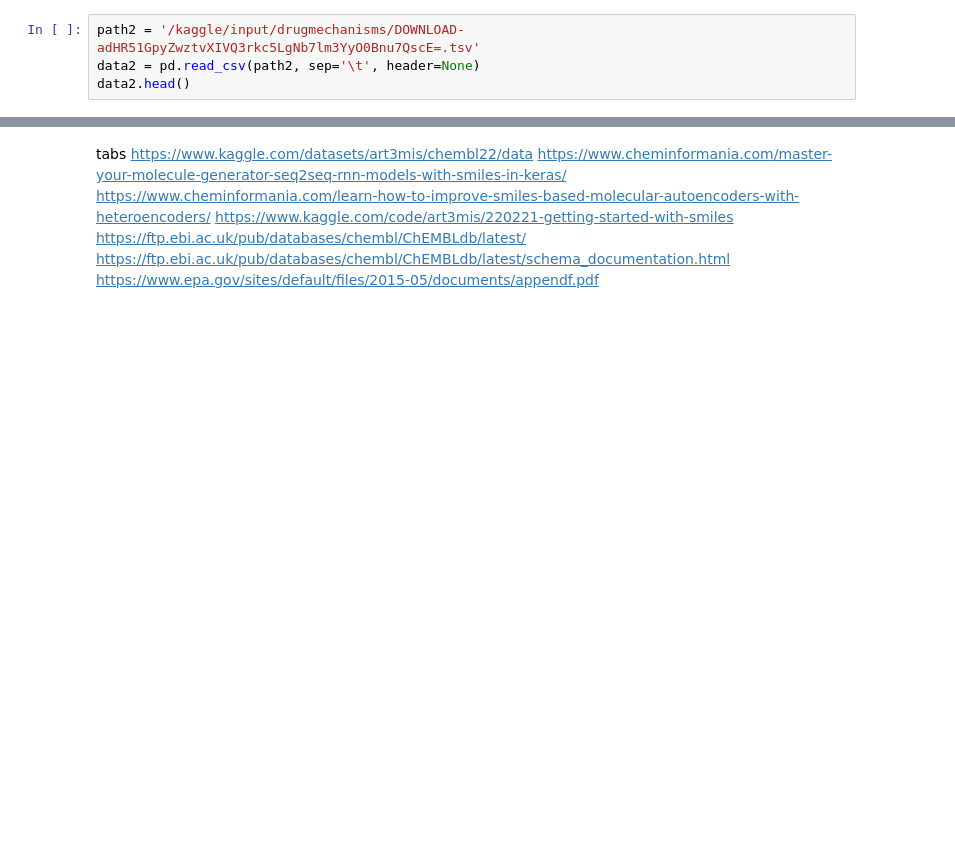
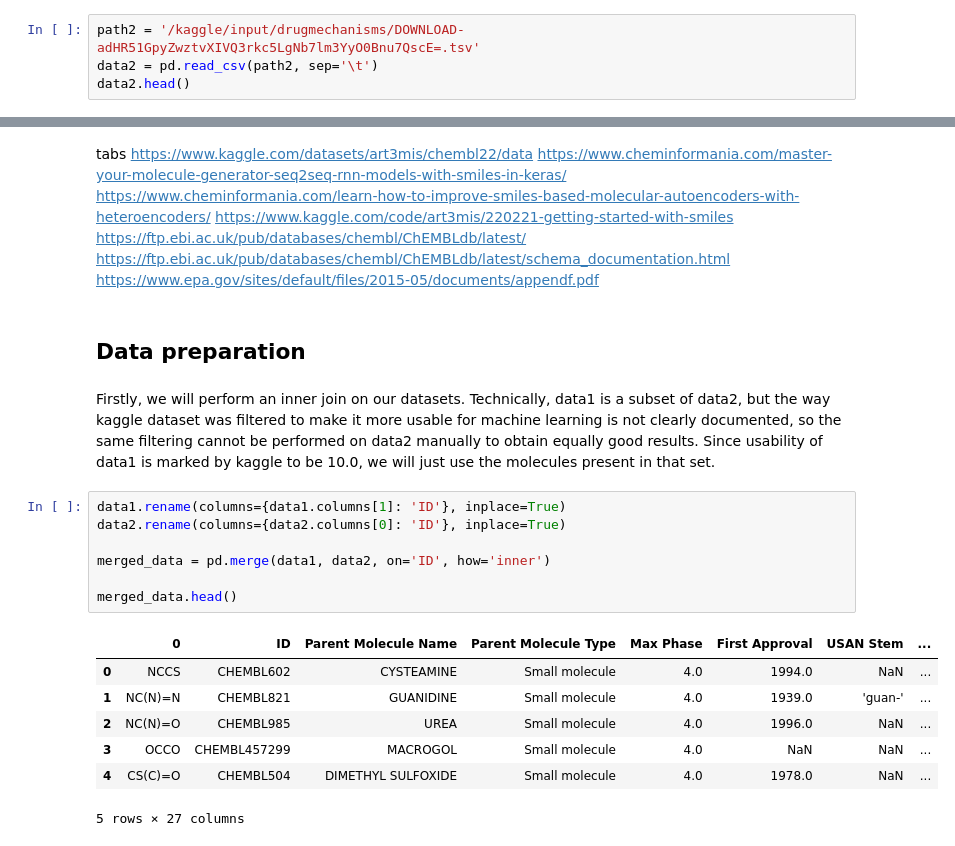
Before and after one commit to turquoise-comb/ml-project, a Jupyter notebook: notebook.ipynb, the cells around one changed output, grey strips where cells are left out. Saved outputs shown, nothing was run; the diff lists cells and outputs as text; blank space fills up the shorter version.

Commit message:
figured out datasets join

```diff
--- a/notebook.ipynb
+++ b/notebook.ipynb
@@ -92,6 +92,6 @@ chembl_34.
 Since second column from the first dataset corresponds to ChEMBL molecule ID, we will find file from the database that contains both id and medical usage of a molecule.
 # %%
 path2 = '/kaggle/input/drugmechanisms/DOWNLOAD-adHR51GpyZwztvXIVQ3rkc5LgNb7lm3YyO0Bnu7QscE=.tsv'
-data2 = pd.read_csv(path2, sep='\t', header=None)
+data2 = pd.read_csv(path2, sep='\t')
 data2.head()
 # %% [output]
@@ -111,3 +111,22 @@ https://www.kaggle.com/code/art3mis/220221-getting-started-with-smiles
 https://ftp.ebi.ac.uk/pub/databases/chembl/ChEMBLdb/latest/
 https://ftp.ebi.ac.uk/pub/databases/chembl/ChEMBLdb/latest/schema_documentation.html
 https://www.epa.gov/sites/default/files/2015-05/documents/appendf.pdf
+# %% [markdown]
+## Data preparation
+# %% [markdown]
+Firstly, we will perform an inner join on our datasets. Technically, data1 is a subset of data2, but the way kaggle dataset was filtered to make it more usable for machine learning is not clearly documented, so the same filtering cannot be performed on data2 manually to obtain equally good results. Since usability of data1 is marked by kaggle to be 10.0, we will just use the molecules present in that set.
+# %%
+data1.rename(columns={data1.columns[1]: 'ID'}, inplace=True)
+data2.rename(columns={data2.columns[0]: 'ID'}, inplace=True)
+
+merged_data = pd.merge(data1, data2, on='ID', how='inner')
+
+merged_data.head()
+# %% [output]
+|  | 0 | ID | Parent Molecule Name | Parent Molecule Type | Max Phase | First Approval | USAN Stem | ... |
+| 0 | NCCS | CHEMBL602 | CYSTEAMINE | Small molecule | 4.0 | 1994.0 | NaN | ... |
+| 1 | NC(N)=N | CHEMBL821 | GUANIDINE | Small molecule | 4.0 | 1939.0 | 'guan-' | ... |
+| 2 | NC(N)=O | CHEMBL985 | UREA | Small molecule | 4.0 | 1996.0 | NaN | ... |
+| 3 | OCCO | CHEMBL457299 | MACROGOL | Small molecule | 4.0 | NaN | NaN | ... |
+| 4 | CS(C)=O | CHEMBL504 | DIMETHYL SULFOXIDE | Small molecule | 4.0 | 1978.0 | NaN | ... |
+5 rows × 27 columns
```
Also changed, not shown: parts of 4 cells of this notebook.
